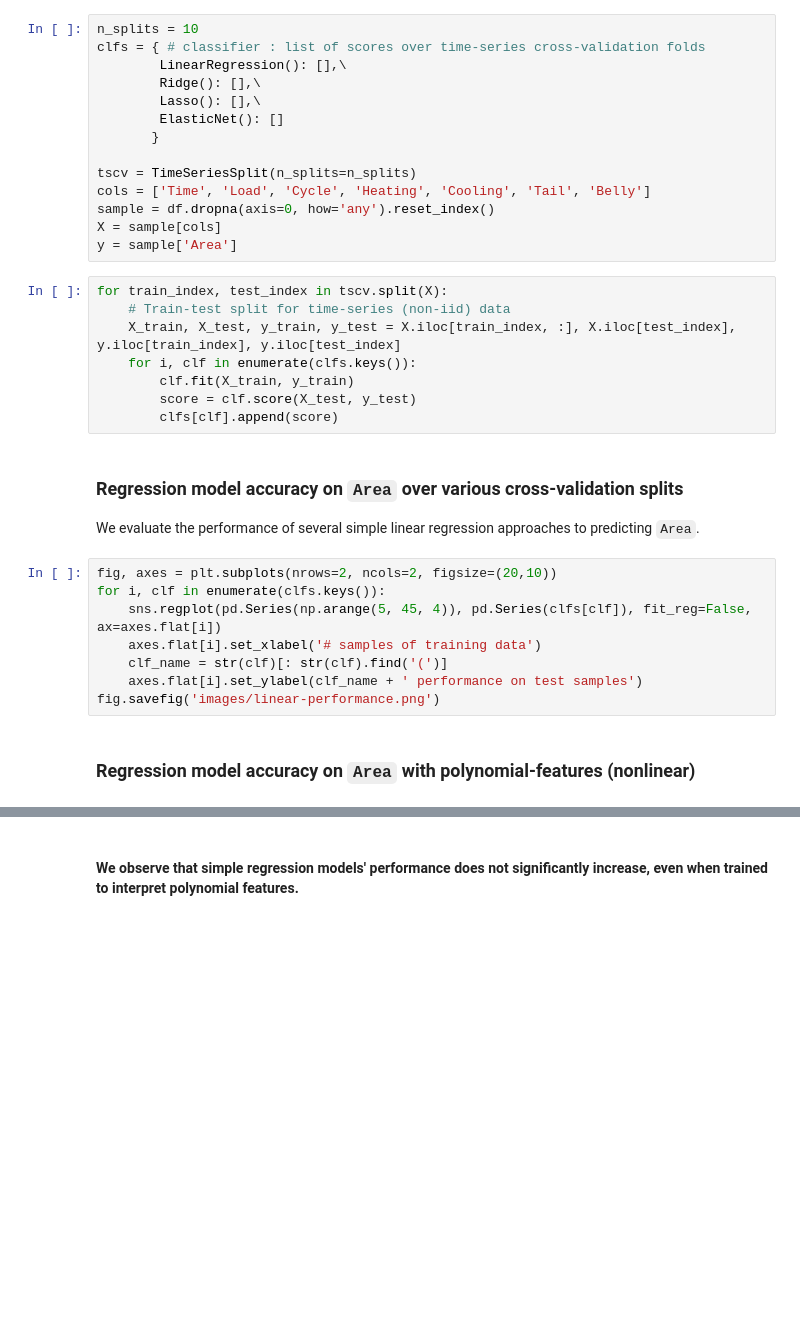
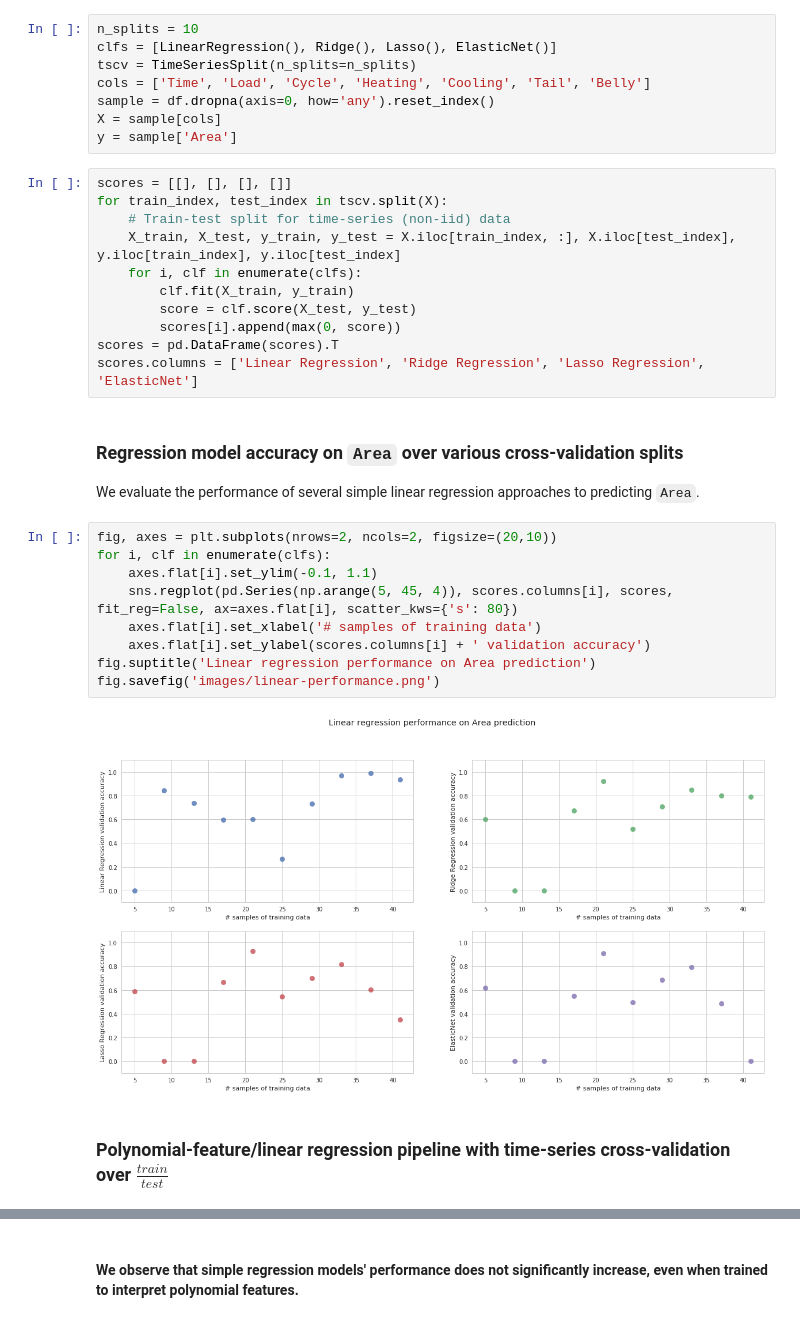
Before and after one commit to Columbia-Creative-Machines-Lab/muscle-prediction, a Jupyter notebook: parametric-analysis.ipynb, the cells around one changed output, grey strips where cells are left out. Cells and saved outputs as stored; diff of their text form; blank space fills up the shorter version.

```diff
--- a/parametric-analysis.ipynb
+++ b/parametric-analysis.ipynb
@@ -100,37 +107,37 @@ df[df['Min']==1].head()
 # %%
 n_splits = 10
-clfs = { # classifier : list of scores over time-series cross-validation folds
-        LinearRegression(): [],\
-        Ridge(): [],\
-        Lasso(): [],\
-        ElasticNet(): []
-       }
-
+clfs = [LinearRegression(), Ridge(), Lasso(), ElasticNet()]
 tscv = TimeSeriesSplit(n_splits=n_splits)
 cols = ['Time', 'Load', 'Cycle', 'Heating', 'Cooling', 'Tail', 'Belly']
 sample = df.dropna(axis=0, how='any').reset_index()
 X = sample[cols]
 y = sample['Area']
 # %%
+scores = [[], [], [], []]
 for train_index, test_index in tscv.split(X):
     # Train-test split for time-series (non-iid) data
     X_train, X_test, y_train, y_test = X.iloc[train_index, :], X.iloc[test_index], y.iloc[train_index], y.iloc[test_index]
-    for i, clf in enumerate(clfs.keys()):
+    for i, clf in enumerate(clfs):
         clf.fit(X_train, y_train)
         score = clf.score(X_test, y_test)
-        clfs[clf].append(score)
+        scores[i].append(max(0, score))
+scores = pd.DataFrame(scores).T
+scores.columns = ['Linear Regression', 'Ridge Regression', 'Lasso Regression', 'ElasticNet']
 # %% [markdown]
 ### Regression model accuracy on `Area` over various cross-validation splits
 We evaluate the performance of several simple linear regression approaches to predicting `Area`.
 # %%
 fig, axes = plt.subplots(nrows=2, ncols=2, figsize=(20,10))
-for i, clf in enumerate(clfs.keys()):
-    sns.regplot(pd.Series(np.arange(5, 45, 4)), pd.Series(clfs[clf]), fit_reg=False, ax=axes.flat[i])
+for i, clf in enumerate(clfs):
+    axes.flat[i].set_ylim(-0.1, 1.1)
+    sns.regplot(pd.Series(np.arange(5, 45, 4)), scores.columns[i], scores, fit_reg=False, ax=axes.flat[i], scatter_kws={'s': 80})
     axes.flat[i].set_xlabel('# samples of training data')
-    clf_name = str(clf)[: str(clf).find('(')]
-    axes.flat[i].set_ylabel(clf_name + ' performance on test samples')
+    axes.flat[i].set_ylabel(scores.columns[i] + ' validation accuracy')
+fig.suptitle('Linear regression performance on Area prediction')
 fig.savefig('images/linear-performance.png')
+# %% [output]
+[figure, added]
-# %% [markdown]
-### Regression model accuracy on `Area` with polynomial-features (nonlinear)
+# %% [markdown]
+### Polynomial-feature/linear regression pipeline with time-series cross-validation over $ \frac{train}{test} $
 # %%
 from sklearn.preprocessing import PolynomialFeatures
```
Also changed, not shown: parts of 11 cells of this notebook, 37 other files.
